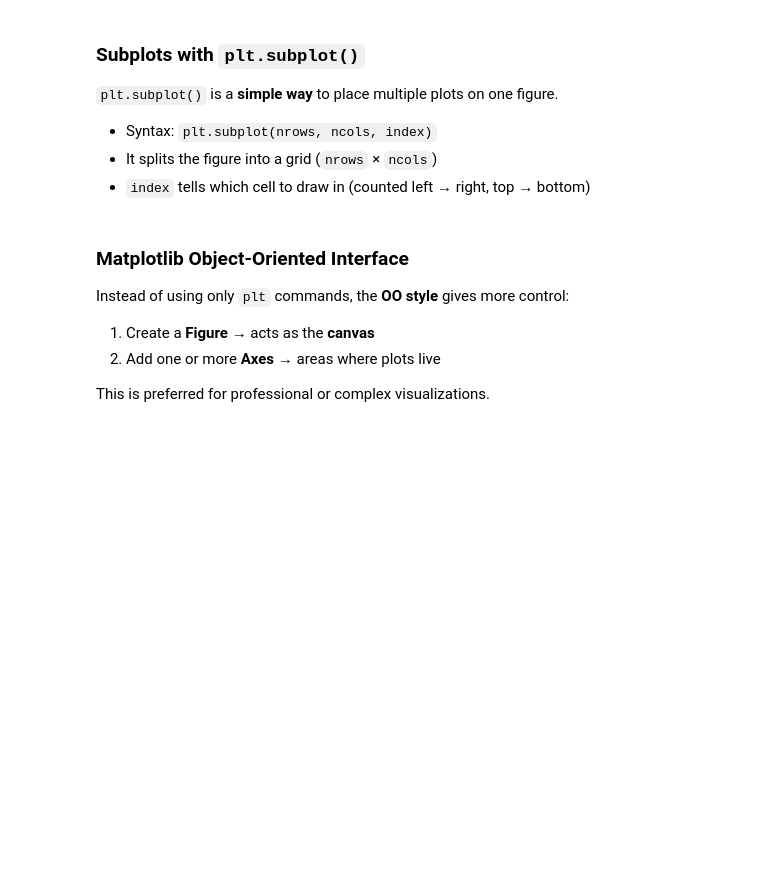
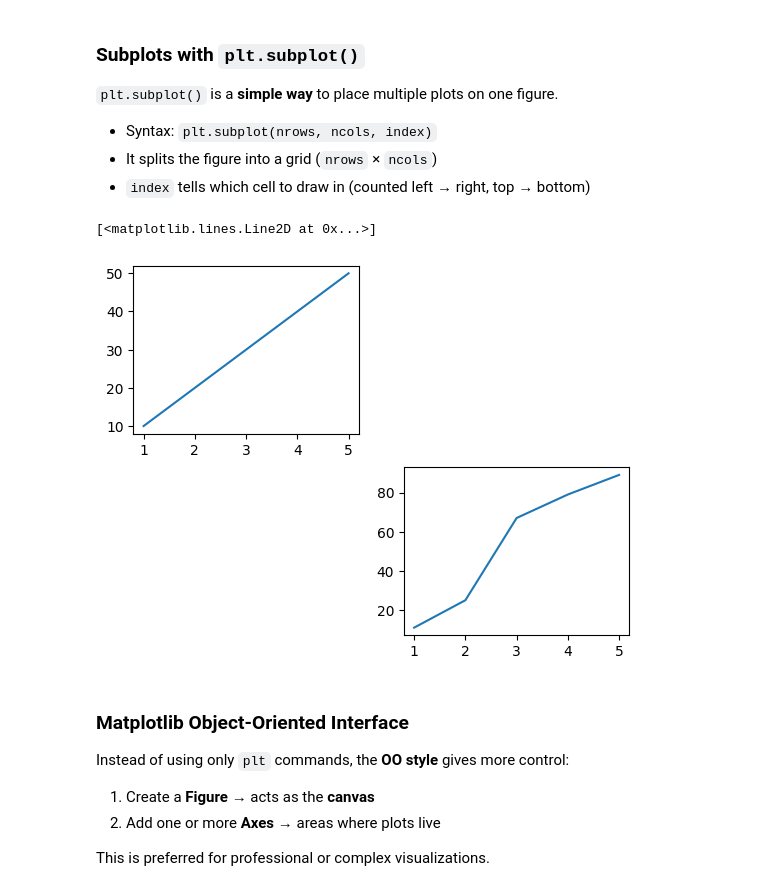
Before and after one commit to ayankhan434/DATA-SCIENCE, a Jupyter notebook: Matplotlib_class1.ipynb, the cells around one changed output. Cells and saved outputs as stored; diff of their text form; code cells hidden in the pictures; blank space fills up the shorter version.

Commit message:
matplotlib comoleted

```diff
--- a/Matplotlib_class1.ipynb
+++ b/Matplotlib_class1.ipynb
@@ -95,6 +95,19 @@ plt.grid(True)
 - Syntax: `plt.subplot(nrows, ncols, index)`
 - It splits the figure into a grid (`nrows` × `ncols`)
 - `index` tells which cell to draw in (counted left → right, top → bottom)
+# %%
+x=[1,2,3,4,5]
+y=[10,20,30,40,50]
+z=[11,25,67,79,89]
+
+plt.subplot(2,2,1)
+plt.plot(x,y)
+
+plt.subplot(2,2,4)
+plt.plot(x,z)
+# %% [output]
+[<matplotlib.lines.Line2D at 0x...>]
+[figure, added]
 # %% [markdown]
 ### Matplotlib Object-Oriented Interface
 
```
Also changed, not shown: parts of 5 cells of this notebook.
